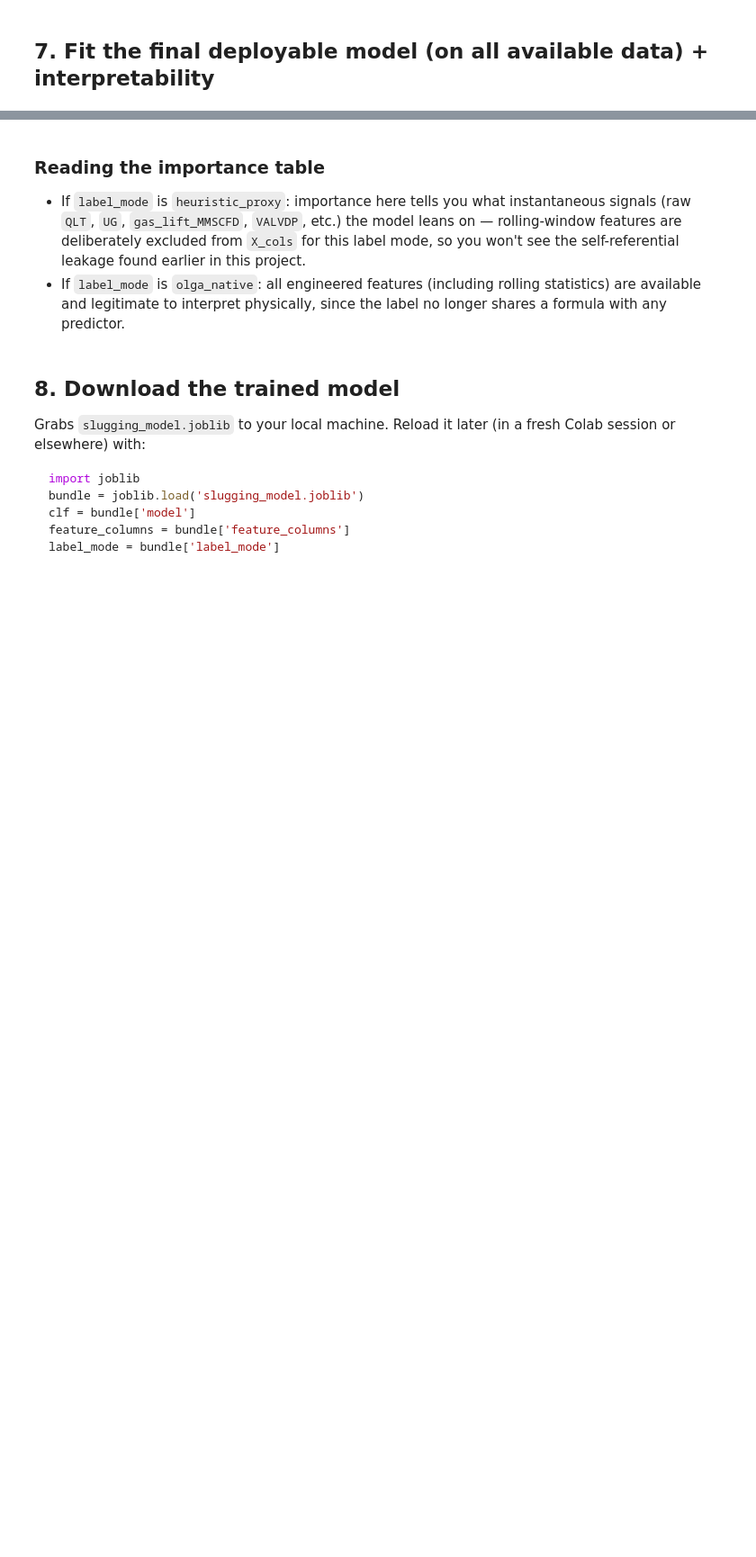
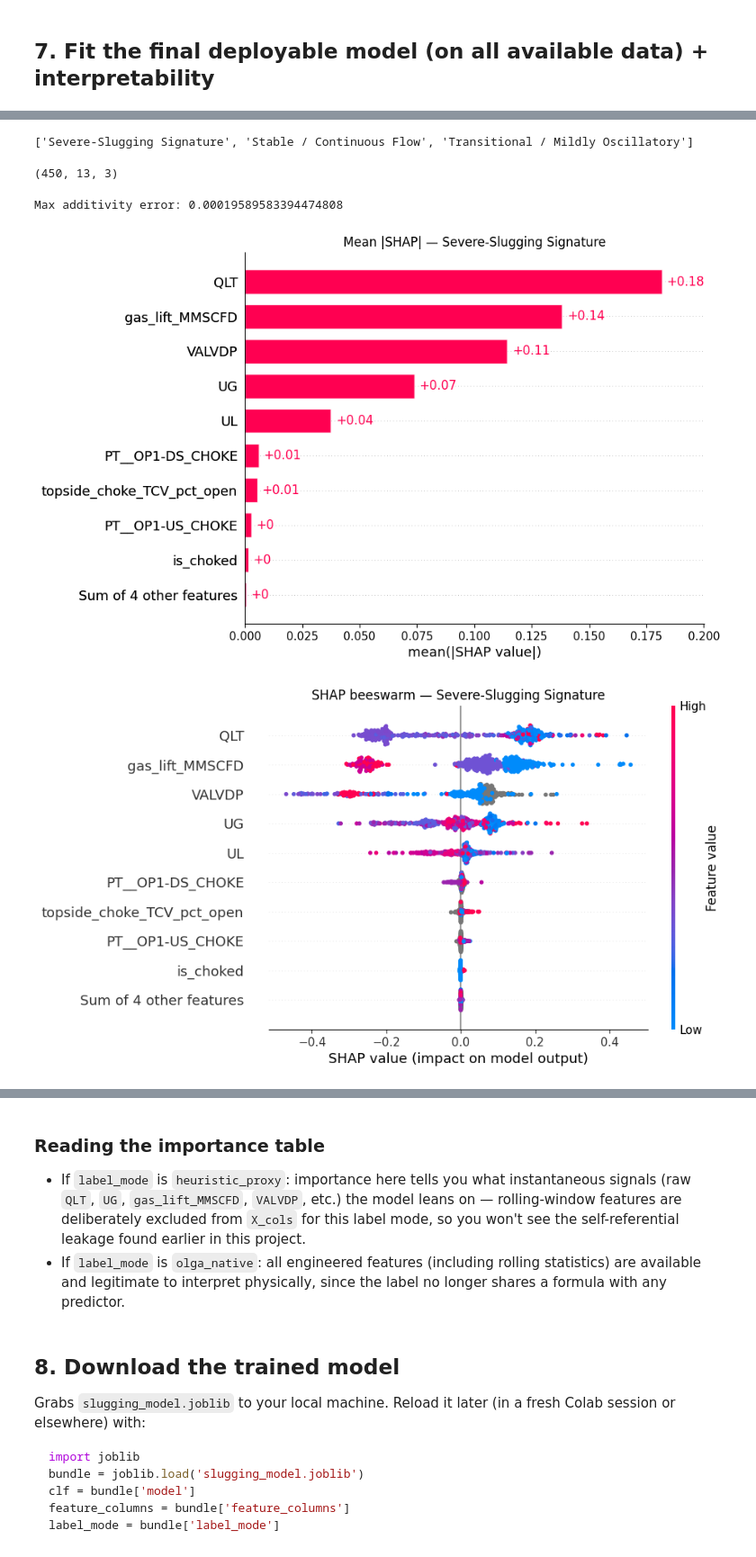
Before and after one commit to rubyoadu-source/Slugging-XAI, a Jupyter notebook: Slugging_ML_Pipeline.ipynb, the cells around one changed output, grey strips where cells are left out. Shown at 90% size. Drawn from its saved outputs; the diff is of its cells as text; code cells hidden in the pictures; blank space fills up the shorter version.

```diff
--- a/Slugging_ML_Pipeline.ipynb
+++ b/Slugging_ML_Pipeline.ipynb
@@ -727,0 +904,46 @@ save_model(final_model, X_cols, label_mode, path='slugging_model.joblib')
+# %%
+!pip install -q shap
+
+import shap, numpy as np, pandas as pd
+import matplotlib.pyplot as plt
+from model import encode_categoricals
+
+# Same encoding the model was trained on
+X_all = encode_categoricals(feat[X_cols]).reset_index(drop=True)
+meta_all = feat[['scenario_id', 'TIME_h']].reset_index(drop=True)
+classes = list(final_model.classes_)
+print(classes)
+# %% [output]
+['Severe-Slugging Signature', 'Stable / Continuous Flow', 'Transitional / Mildly Oscillatory']
+# %%
+rng = np.random.default_rng(42)
+sample_idx = np.concatenate([
+    rng.choice(np.where(meta_all['scenario_id'] == s)[0], 50, replace=False)
+    for s in meta_all['scenario_id'].unique()
+])
+X_explain = X_all.iloc[sample_idx]
+background = shap.sample(X_all, 100, random_state=42)  # reference distribution
+# %%
+explainer = shap.Explainer(final_model.predict_proba, background,
+                           algorithm='permutation', output_names=classes)
+expl = explainer(X_explain)
+print(expl.values.shape)   # expect (450, n_features, 3)
+# %% [output]
+(450, 13, 3)
+# %%
+recon = expl.base_values + expl.values.sum(axis=1)
+pred = final_model.predict_proba(X_explain)
+print("Max additivity error:", np.abs(recon - pred).max())   # should be ~0
+# %% [output]
+Max additivity error: 0.00019589583394474808
+# %%
+sev = classes.index('Severe-Slugging Signature')
+
+shap.plots.bar(expl[:, :, sev], show=False)
+plt.title('Mean |SHAP| — Severe-Slugging Signature'); plt.show()
+
+shap.plots.beeswarm(expl[:, :, sev], show=False)
+plt.title('SHAP beeswarm — Severe-Slugging Signature'); plt.show()
+# %% [output]
+[figure, added]
+[figure, added]
```
Also changed, not shown: parts of 18 cells of this notebook.
